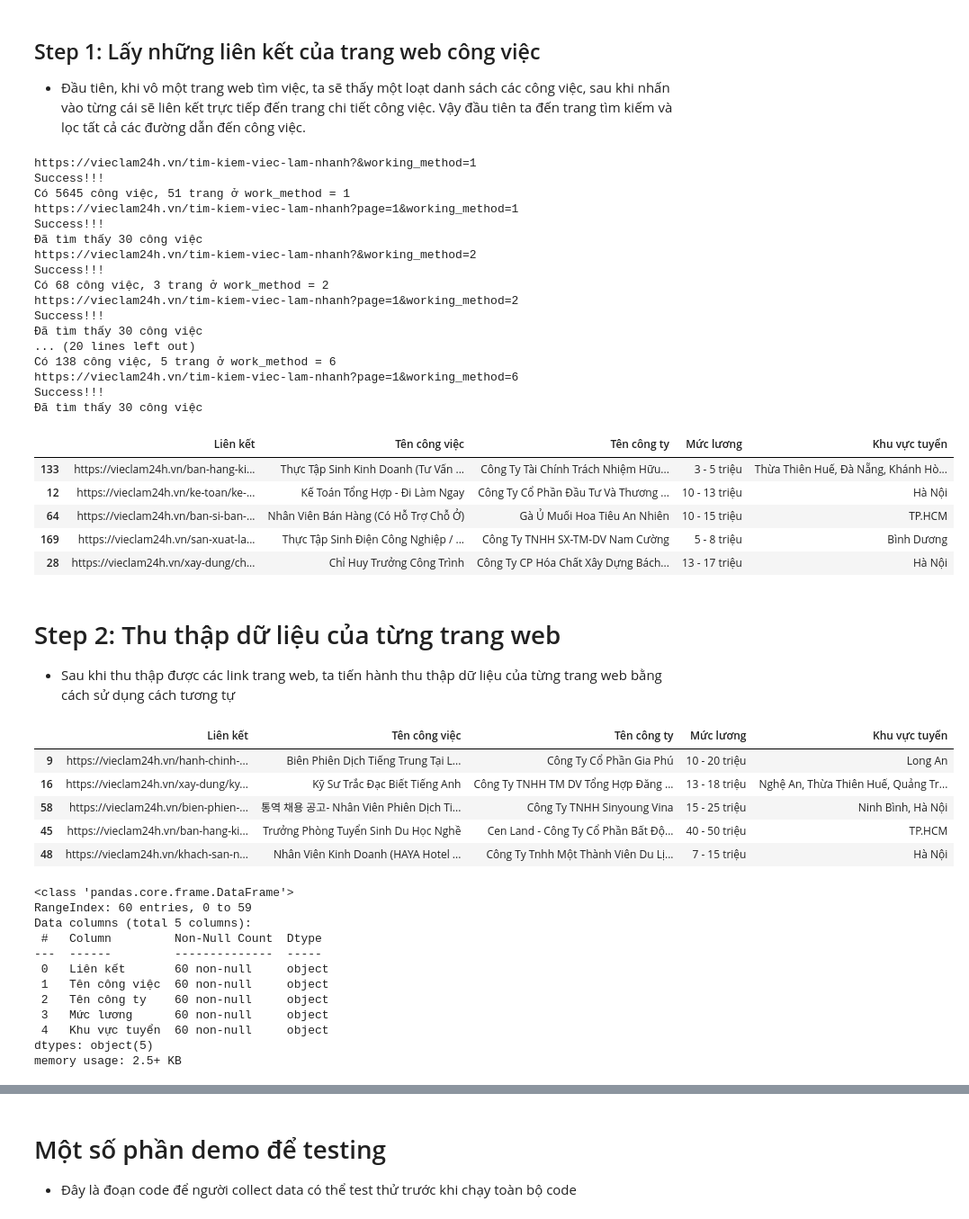
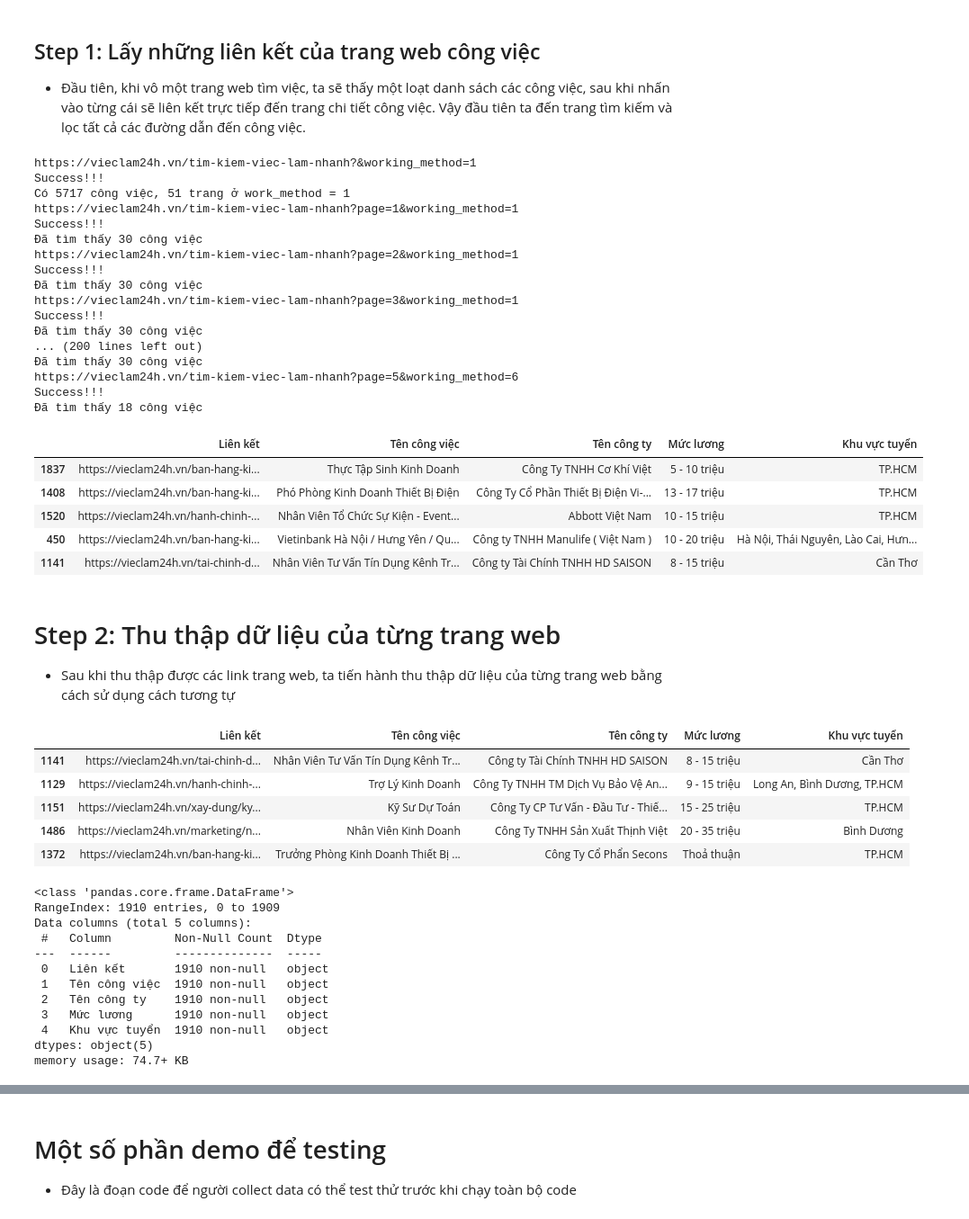
Before and after one commit to HungLVT/NMKHDL, a Jupyter notebook: notebooks/1.0-data-collecting.ipynb, the cells around one changed output, grey strips where cells are left out. Shown at 90% size. Cells and saved outputs as stored; diff of their text form; code cells hidden in the pictures.

```diff
--- a/notebooks/1.0-data-collecting.ipynb
+++ b/notebooks/1.0-data-collecting.ipynb
@@ -54,7 +75,7 @@ for work_method in range(1,7):
    buffer2 = buffer1.find('span',class_="font-semibold").text
    n_jobs = int(buffer2.replace(',',''))
    # Trung bình mỗi page có 30 công việc
-   n_pages = min(51, math.ceil(n_jobs/30))
+   n_pages = min(51, math.ceil(n_jobs/30) + 1)
    print('Có {} công việc, {} trang ở work_method = {}'.format(n_jobs, n_pages, work_method))
 
 
@@ -91,27 +112,27 @@ job_pool.sample(5)
 # %% [output]
 https://vieclam24h.vn/tim-kiem-viec-lam-nhanh?&working_method=1
 Success!!!
-Có 5645 công việc, 51 trang ở work_method = 1
+Có 5717 công việc, 51 trang ở work_method = 1
 https://vieclam24h.vn/tim-kiem-viec-lam-nhanh?page=1&working_method=1
 Success!!!
 Đã tìm thấy 30 công việc
-https://vieclam24h.vn/tim-kiem-viec-lam-nhanh?&working_method=2
-Success!!!
-Có 68 công việc, 3 trang ở work_method = 2
-https://vieclam24h.vn/tim-kiem-viec-lam-nhanh?page=1&working_method=2
+https://vieclam24h.vn/tim-kiem-viec-lam-nhanh?page=2&working_method=1
 Success!!!
 Đã tìm thấy 30 công việc
-... (20 lines left out)
-Có 138 công việc, 5 trang ở work_method = 6
-https://vieclam24h.vn/tim-kiem-viec-lam-nhanh?page=1&working_method=6
+https://vieclam24h.vn/tim-kiem-viec-lam-nhanh?page=3&working_method=1
 Success!!!
 Đã tìm thấy 30 công việc
+... (200 lines left out)
+Đã tìm thấy 30 công việc
+https://vieclam24h.vn/tim-kiem-viec-lam-nhanh?page=5&working_method=6
+Success!!!
+Đã tìm thấy 18 công việc
 |  | Liên kết | Tên công việc | Tên công ty | Mức lương | Khu vực tuyển |
-| 133 | https://vieclam24h.vn/ban-hang-ki... | Thực Tập Sinh Kinh Doanh (Tư Vấn ... | Công Ty Tài Chính Trách Nhiệm Hữu... | 3 - 5 triệu | Thừa Thiên Huế, Đà Nẵng, Khánh Hò... |
-| 12 | https://vieclam24h.vn/ke-toan/ke-... | Kế Toán Tổng Hợp - Đi Làm Ngay | Công Ty Cổ Phần Đầu Tư Và Thương ... | 10 - 13 triệu | Hà Nội |
-| 64 | https://vieclam24h.vn/ban-si-ban-... | Nhân Viên Bán Hàng (Có Hỗ Trợ Chỗ Ở) | Gà Ủ Muối Hoa Tiêu An Nhiên | 10 - 15 triệu | TP.HCM |
-| 169 | https://vieclam24h.vn/san-xuat-la... | Thực Tập Sinh Điện Công Nghiệp / ... | Công Ty TNHH SX-TM-DV Nam Cường | 5 - 8 triệu | Bình Dương |
-| 28 | https://vieclam24h.vn/xay-dung/ch... | Chỉ Huy Trưởng Công Trình | Công Ty CP Hóa Chất Xây Dựng Bách... | 13 - 17 triệu | Hà Nội |
+| 1837 | https://vieclam24h.vn/ban-hang-ki... | Thực Tập Sinh Kinh Doanh | Công Ty TNHH Cơ Khí Việt | 5 - 10 triệu | TP.HCM |
+| 1408 | https://vieclam24h.vn/ban-hang-ki... | Phó Phòng Kinh Doanh Thiết Bị Điện | Công Ty Cổ Phần Thiết Bị Điện Vi-... | 13 - 17 triệu | TP.HCM |
+| 1520 | https://vieclam24h.vn/hanh-chinh-... | Nhân Viên Tổ Chức Sự Kiện - Event... | Abbott Việt Nam | 10 - 15 triệu | TP.HCM |
+| 450 | https://vieclam24h.vn/ban-hang-ki... | Vietinbank Hà Nội / Hưng Yên / Qu... | Công ty TNHH Manulife ( Việt Nam ) | 10 - 20 triệu | Hà Nội, Thái Nguyên, Lào Cai, Hưn... |
+| 1141 | https://vieclam24h.vn/tai-chinh-d... | Nhân Viên Tư Vấn Tín Dụng Kênh Tr... | Công ty Tài Chính TNHH HD SAISON | 8 - 15 triệu | Cần Thơ |
 # %%
 # Lưu dữ liệu vào file csv
 job_pool.to_csv('../data/job_pool.csv', encoding='utf-8-sig', index=False)
@@ -120,30 +141,30 @@ job_pool.to_csv('../data/job_pool.csv', encoding='utf-8-sig', index=False)
 - Sau khi thu thập được các link trang web, ta tiến hành thu thập dữ liệu của từng trang web bằng cách sử dụng cách tương tự
 # %%
 # Đọc dữ liệu từ file job_links.csv
-df = pd.read_csv('../data/job_pool.csv')
+df = pd.read_csv('/content/drive/MyDrive/HCMUS/HK5/Intro2DS/Final Project/data/job_pool.csv')
 df.sample(5)
 # %% [output]
 |  | Liên kết | Tên công việc | Tên công ty | Mức lương | Khu vực tuyển |
-| 9 | https://vieclam24h.vn/hanh-chinh-... | Biên Phiên Dịch Tiếng Trung Tại L... | Công Ty Cổ Phần Gia Phú | 10 - 20 triệu | Long An |
-| 16 | https://vieclam24h.vn/xay-dung/ky... | Kỹ Sư Trắc Đạc Biết Tiếng Anh | Công Ty TNHH TM DV Tổng Hợp Đăng ... | 13 - 18 triệu | Nghệ An, Thừa Thiên Huế, Quảng Tr... |
-| 58 | https://vieclam24h.vn/bien-phien-... | 통역 채용 공고- Nhân Viên Phiên Dịch Ti... | Công Ty TNHH Sinyoung Vina | 15 - 25 triệu | Ninh Bình, Hà Nội |
-| 45 | https://vieclam24h.vn/ban-hang-ki... | Trưởng Phòng Tuyển Sinh Du Học Nghề | Cen Land - Công Ty Cổ Phần Bất Độ... | 40 - 50 triệu | TP.HCM |
-| 48 | https://vieclam24h.vn/khach-san-n... | Nhân Viên Kinh Doanh (HAYA Hotel ... | Công Ty Tnhh Một Thành Viên Du Lị... | 7 - 15 triệu | Hà Nội |
+| 1141 | https://vieclam24h.vn/tai-chinh-d... | Nhân Viên Tư Vấn Tín Dụng Kênh Tr... | Công ty Tài Chính TNHH HD SAISON | 8 - 15 triệu | Cần Thơ |
+| 1129 | https://vieclam24h.vn/hanh-chinh-... | Trợ Lý Kinh Doanh | Công Ty TNHH TM Dịch Vụ Bảo Vệ An... | 9 - 15 triệu | Long An, Bình Dương, TP.HCM |
+| 1151 | https://vieclam24h.vn/xay-dung/ky... | Kỹ Sư Dự Toán | Công Ty CP Tư Vấn - Đầu Tư - Thiế... | 15 - 25 triệu | TP.HCM |
+| 1486 | https://vieclam24h.vn/marketing/n... | Nhân Viên Kinh Doanh | Công Ty TNHH Sản Xuất Thịnh Việt | 20 - 35 triệu | Bình Dương |
+| 1372 | https://vieclam24h.vn/ban-hang-ki... | Trưởng Phòng Kinh Doanh Thiết Bị ... | Công Ty Cổ Phẩn Secons | Thoả thuận | TP.HCM |
 # %%
 df.info()
 # %% [output]
 <class 'pandas.core.frame.DataFrame'>
-RangeIndex: 60 entries, 0 to 59
+RangeIndex: 1910 entries, 0 to 1909
 Data columns (total 5 columns):
  #   Column         Non-Null Count  Dtype
 ---  ------         --------------  -----
- 0   Liên kết       60 non-null     object
- 1   Tên công việc  60 non-null     object
- 2   Tên công ty    60 non-null     object
- 3   Mức lương      60 non-null     object
- 4   Khu vực tuyển  60 non-null     object
+ 0   Liên kết       1910 non-null   object
+ 1   Tên công việc  1910 non-null   object
+ 2   Tên công ty    1910 non-null   object
+ 3   Mức lương      1910 non-null   object
+ 4   Khu vực tuyển  1910 non-null   object
 dtypes: object(5)
-memory usage: 2.5+ KB
+memory usage: 74.7+ KB
 # %%
 raw_job_details = pd.DataFrame(columns=['Liên kết','Tên công ty', 'Tên công việc','Mức lương','Khu vực tuyển',
 # Thông tin chung
```
Also changed, not shown: parts of 6 cells of this notebook, 2 other files.
